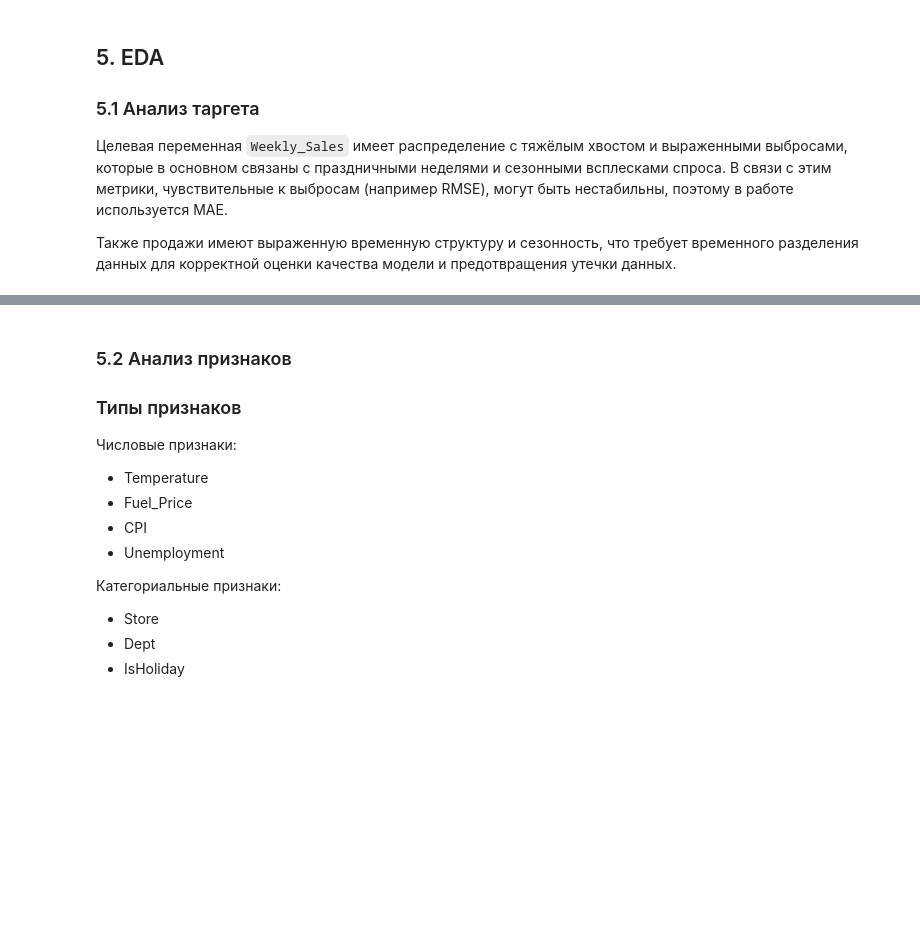
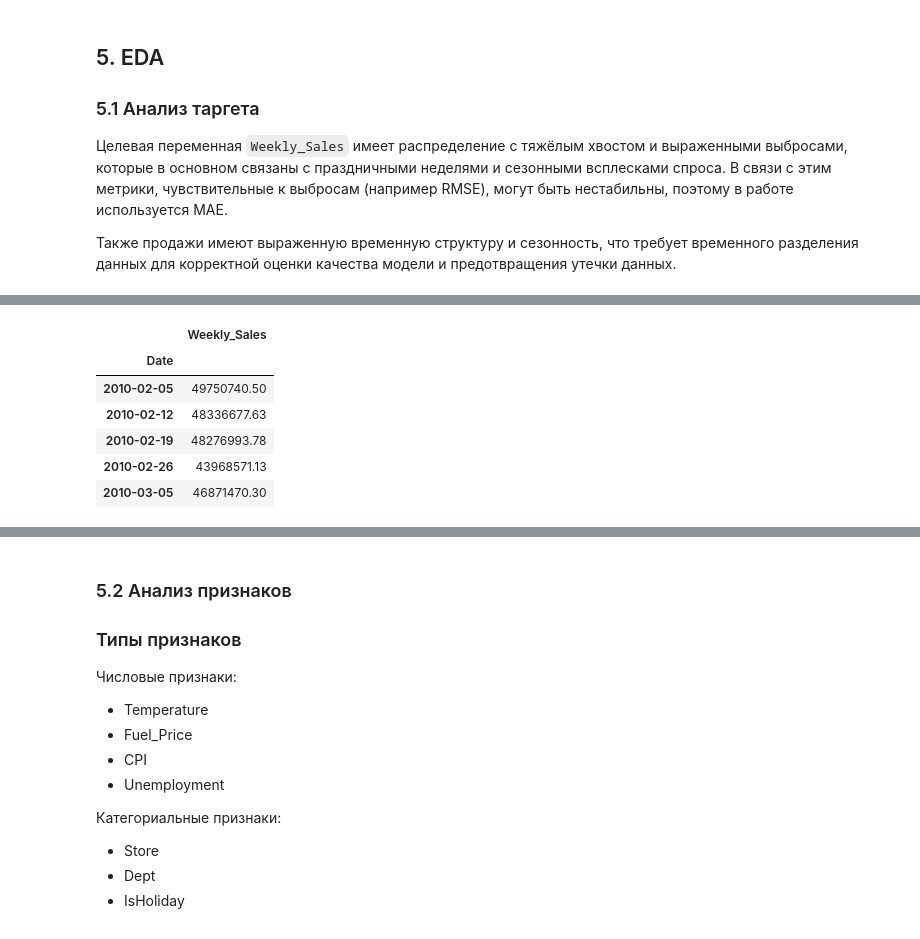
Before and after one commit to nibekasov/AutoMLWalmart, a Jupyter notebook: Walmart_LAMA_solution_fixed.ipynb, the cells around one changed output, grey strips where cells are left out. Drawn from its saved outputs; the diff is of its cells as text; code cells hidden in the pictures; blank space fills up the shorter version.

```diff
--- a/Walmart_LAMA_solution_fixed.ipynb
+++ b/Walmart_LAMA_solution_fixed.ipynb
@@ -211,0 +315,23 @@ display(tmp.groupby("is_holiday")["sales_sum"].describe())
+# %%
+from statsmodels.tsa.seasonal import seasonal_decompose
+
+# агрегируем продажи по дате (недельная частота)
+ts = (
+    df_train
+    .groupby("Date", as_index=False)["Weekly_Sales"]
+    .sum()
+    .sort_values("Date")
+)
+
+ts["Date"] = pd.to_datetime(ts["Date"])
+ts = ts.set_index("Date")
+
+ts.head()
+# %% [output]
+|  | Weekly_Sales |
+| Date |  |
+| 2010-02-05 | 49750740.50 |
+| 2010-02-12 | 48336677.63 |
+| 2010-02-19 | 48276993.78 |
+| 2010-02-26 | 43968571.13 |
+| 2010-03-05 | 46871470.30 |
```
Also changed, not shown: parts of 39 cells of this notebook.
